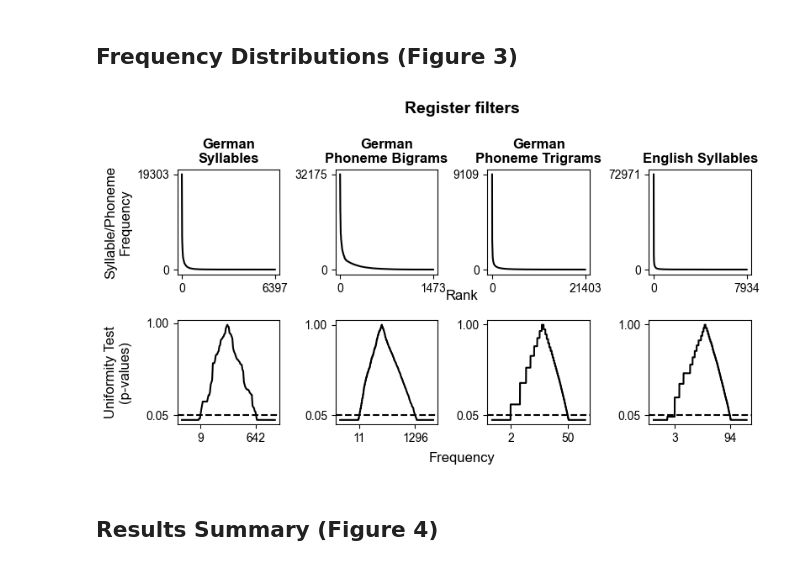
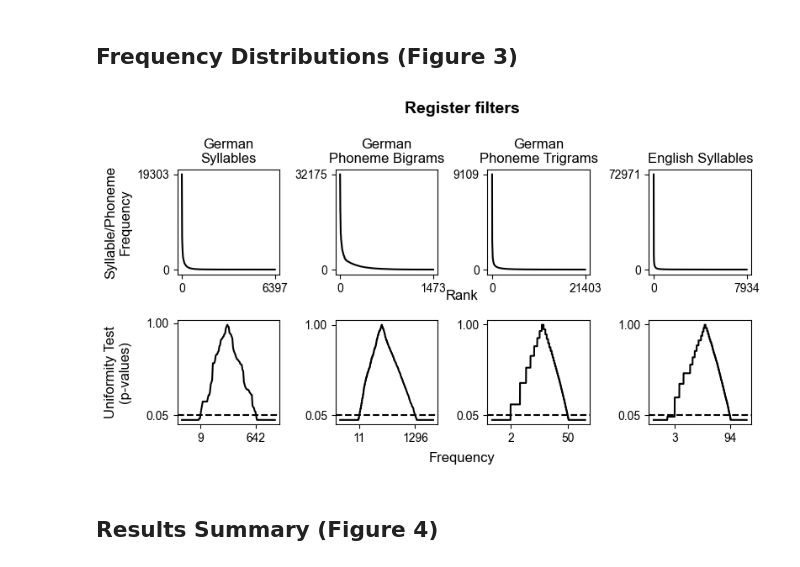
Before and after one commit to milosen/alparc, a Jupyter notebook: publication/plots_from_paper.ipynb, the cells around one changed output. Cells and saved outputs as stored; diff of their text form; code cells hidden in the pictures.

Commit message:
update figures

```diff
--- a/publication/plots_from_paper.ipynb
+++ b/publication/plots_from_paper.ipynb
@@ -262,29 +262,29 @@ fig, ((ax1, ax2, ax3, ax33), (ax4, ax5, ax6, ax66)) = plt.subplots(2, 4, layout
 
 # SYLLABLES FREQUENCY DISTRIBUTION
 ax1.plot(freqs, color = 'black')
-ax1.set_title('German\nSyllables', fontsize = 12, fontname = 'Arial')
+ax1.set_title('German\nSyllables', fontsize = 12, fontname = 'Arial', weight='normal')
 ax1.set_xticks((0, len(freqs)))
 ax1.set_yticks((0, freqs[0]))
-ax1.set_ylabel('Syllable/Phoneme' + '\n' + 'Frequency', fontsize = 12, fontname = 'Arial')
+ax1.set_ylabel('Syllable/Phoneme' + '\n' + 'Frequency', fontsize = 12, fontname = 'Arial', weight='normal')
 #ax1.set_xlabel('Rank', fontsize = 12, fontname = 'Arial')
 
 # BIGRAM FREQUENCY DISTRIBUTION
 ax2.plot(freq2, color = 'black')
-ax2.set_title('German\nPhoneme Bigrams', fontsize = 12, fontname = 'Arial')
+ax2.set_title('German\nPhoneme Bigrams', fontsize = 12, fontname = 'Arial', weight='normal')
 ax2.set_xticks((0, len(freq2)))
 ax2.set_yticks((0, freq2[0]))
 #ax2.set_xlabel('Rank', fontsize = 12, fontname = 'Arial')
 
 # TRIGRAM FREQUENCY DISTRIBUTION
 ax3.plot(freq3, color = 'black')
-ax3.set_title('German\nPhoneme Trigrams', fontsize = 12, fontname = 'Arial')
+ax3.set_title('German\nPhoneme Trigrams', fontsize = 12, fontname = 'Arial', weight='normal')
 ax3.set_xticks((0, len(freq3)))
 ax3.set_yticks((0, freq3[0]))
 #ax3.set_xlabel('Rank', fontsize = 12, fontname = 'Arial')
 
 # syll eng FREQUENCY DISTRIBUTION
 ax33.plot(freq_eng, color = 'black')
-ax33.set_title('English Syllables', fontsize = 12, fontname = 'Arial')
+ax33.set_title('English Syllables', fontsize = 12, fontname = 'Arial', weight='normal')
 ax33.set_xticks((0, len(freq_eng)))
 ax33.set_yticks((0, freq_eng[0]))
 ax33.set_xlabel(' ', fontsize = 12, fontname = 'Arial')
@@ -295,7 +295,7 @@ ax4.axhline(0.05, linestyle = '--', color = 'black')
 ax4.invert_xaxis()
 ax4.set_xticks((CVidx[0], CVidx[-1]), (cvfrq[CVidx[0]], cvfrq[CVidx[-1]]))
 ax4.set_yticks([0.05, 1.0])
-ax4.set_ylabel('Uniformity Test' + '\n' + '(p-values)', fontsize = 12, fontname = 'Arial')
+ax4.set_ylabel('Uniformity Test' + '\n' + '(p-values)', fontsize = 12, fontname = 'Arial', weight='normal')
 #ax4.set_xlabel('Frequency', fontsize = 12, fontname = 'Arial')
 
 # BIGRAM UNIFORMITY TEST
@@ -310,34 +310,34 @@ ax5.set_yticks([0.05, 1.0])
 ax6.plot(stats.uniform.sf(abs(stats.zscore(np.log(freq3)))), color = 'black')
 ax6.axhline(0.05, linestyle = '--', color = 'black')
 ax6.invert_xaxis()
 ax6.set_xticks((frx_3[0], frx_3[-1]), (freq3[frx_3[0]], freq3[frx_3[-1]]))
 ax6.set_yticks([0.05, 1.0])
 #ax6.set_xlabel('Frequency', fontsize = 12, fontname = 'Arial')
 
 # English Syllables UNIFORMITY TEST
 frx_eng = [i for i in range(len(freq_eng))
           if stats.uniform.sf(abs(stats.zscore(np.log(freq_eng))))[i] > 0.05]
 ax66.plot(stats.uniform.sf(abs(stats.zscore(np.log(freq_eng)))), color = 'black')
 ax66.axhline(0.05, linestyle = '--', color = 'black')
 ax66.invert_xaxis()
 ax66.set_xticks((frx_eng[0], frx_eng[-1]), (freq_eng[frx_eng[0]], freq_eng[frx_eng[-1]]))
 ax66.set_yticks([0.05, 1.0])
 ax66.set_xlabel(' ', fontsize = 12, fontname = 'Arial')
 
 # ADJUST AND SAVE
 plt.suptitle('Register filters', x = 0.545, y = 1.1,
              fontsize = 14, fontname = 'Arial', fontweight = 'bold')
 fig.align_ylabels((ax1, ax4))
 
 fig.text(0.545, 0.5, 'Rank', ha='center', fontsize = 12, fontname = 'Arial', fontweight = 'normal')
 fig.text(0.545, 0.01, 'Frequency', ha='center', fontsize = 12, fontname = 'Arial', fontweight = 'normal')
 
 fig.show()
 fig.savefig(opdir + 'figure_3.svg', bbox_inches = 'tight', dpi = 600)
 fig.savefig(opdir + 'figure_3.pdf', bbox_inches = 'tight', dpi = 600)
 fig.savefig(opdir + 'figure_3.tiff', bbox_inches = 'tight', dpi = 600)
 # %% [output]
-[figure, old version]
+[figure, new version]
 # %% [markdown]
 ## Results Summary (Figure 4)
 # %%
```
Also changed, not shown: parts of 7 cells of this notebook.
